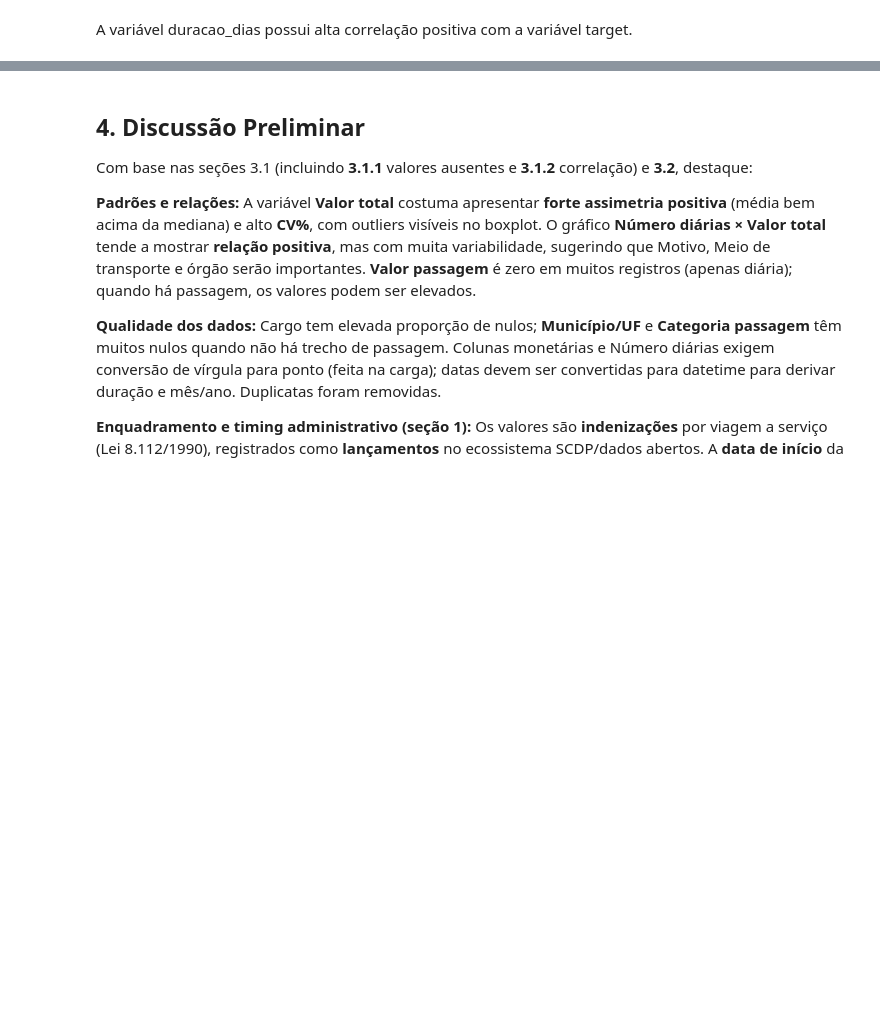
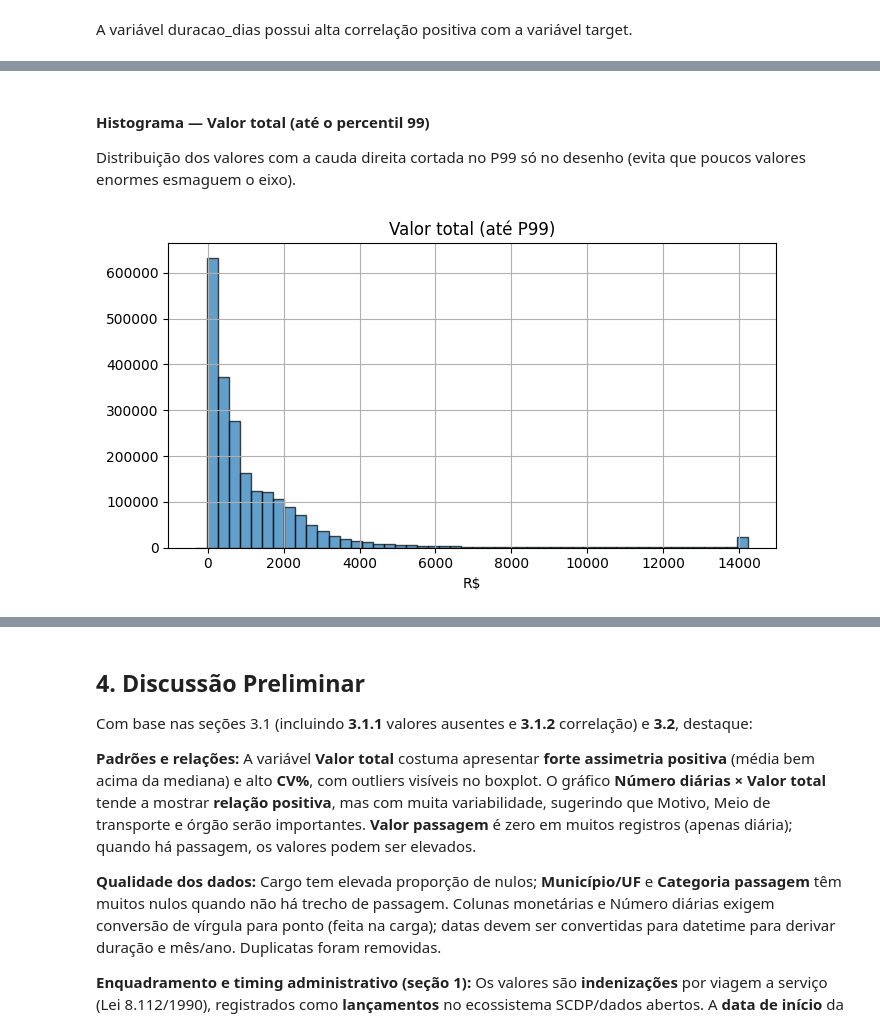
Before and after one commit to primodeckers/scdp-ml-project, a Jupyter notebook: rene_estevam_deckers.ipynb, the cells around one changed output, grey strips where cells are left out. Saved outputs shown, nothing was run; the diff lists cells and outputs as text; code cells hidden in the pictures; blank space fills up the shorter version.

```diff
--- a/rene_estevam_deckers.ipynb
+++ b/rene_estevam_deckers.ipynb
@@ -409,0 +299,15 @@ A variável duracao_dias tem alta correlação com a variável target Valor tota
+# %% [markdown]
+#### Histograma — Valor total (até o percentil 99)
+
+Distribuição dos valores com a cauda direita cortada no P99 só no desenho (evita que poucos valores enormes esmaguem o eixo).
+# %%
+y = df['valor_total_num'].dropna()
+y99 = y.clip(upper=y.quantile(0.99))
+fig, ax = plt.subplots(figsize=(7, 4))
+y99.hist(ax=ax, bins=50, edgecolor='black', alpha=0.7)
+ax.set_title('Valor total (até P99)')
+ax.set_xlabel('R$')
+plt.tight_layout()
+plt.show()
+# %% [output]
+[figure, added]
```
Also changed, not shown: parts of 38 cells of this notebook, 8 other files.
